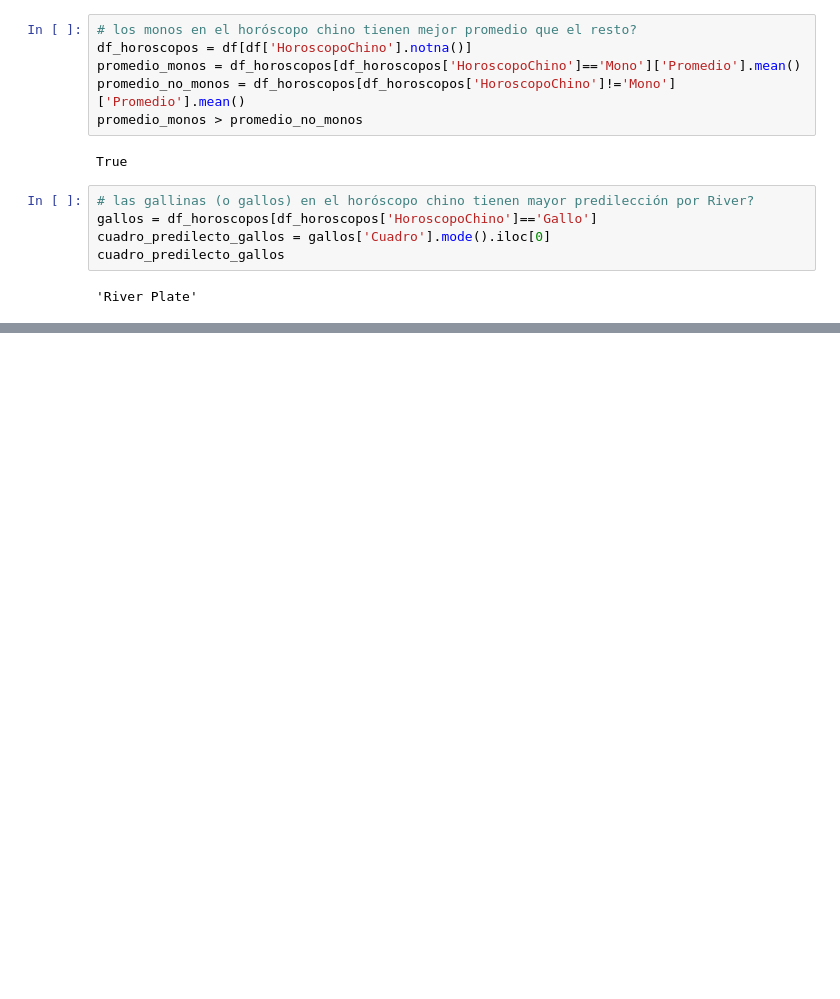
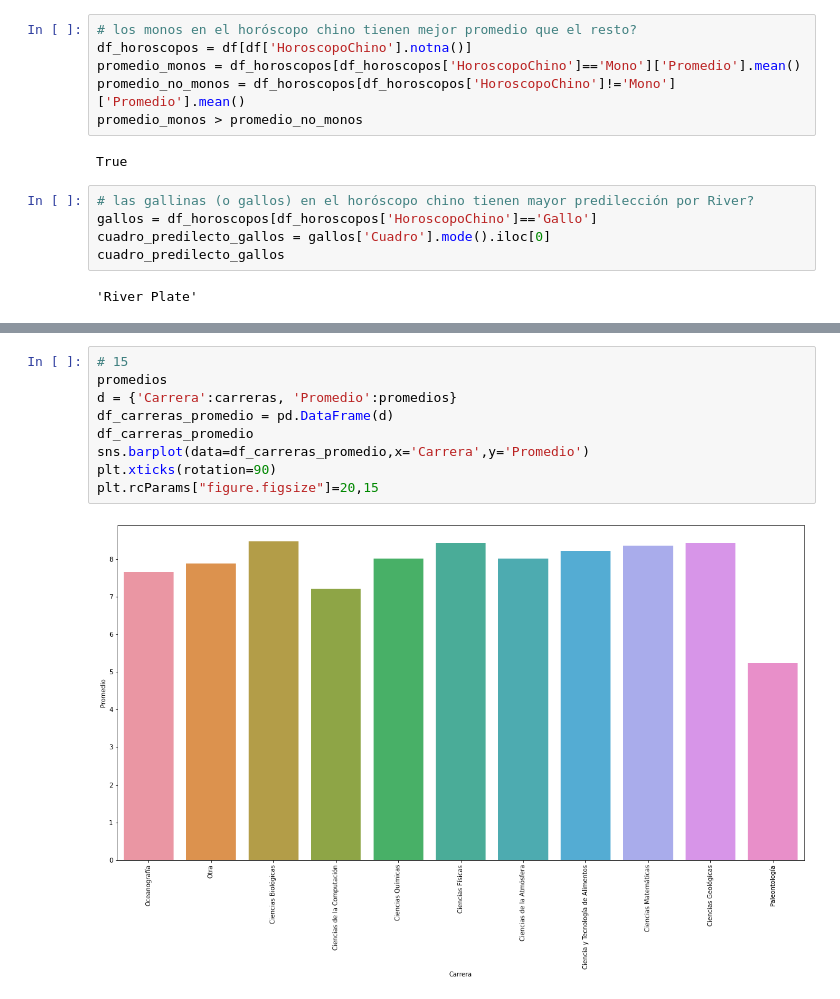
Before and after one commit to franhace/ExactasPrograma, a Jupyter notebook: V2/clase1.ipynb, the cells around one changed output, grey strips where cells are left out. Saved outputs shown, nothing was run; the diff lists cells and outputs as text; blank space fills up the shorter version.

```diff
--- a/V2/clase1.ipynb
+++ b/V2/clase1.ipynb
@@ -274,0 +320,11 @@ cuadro_predilecto_gallos
+# %%
+# 15
+promedios
+d = {'Carrera':carreras, 'Promedio':promedios}
+df_carreras_promedio = pd.DataFrame(d)
+df_carreras_promedio
+sns.barplot(data=df_carreras_promedio,x='Carrera',y='Promedio')
+plt.xticks(rotation=90)
+plt.rcParams["figure.figsize"]=20,15
+# %% [output]
+[figure, added]
```
Also changed, not shown: parts of 33 cells of this notebook.
